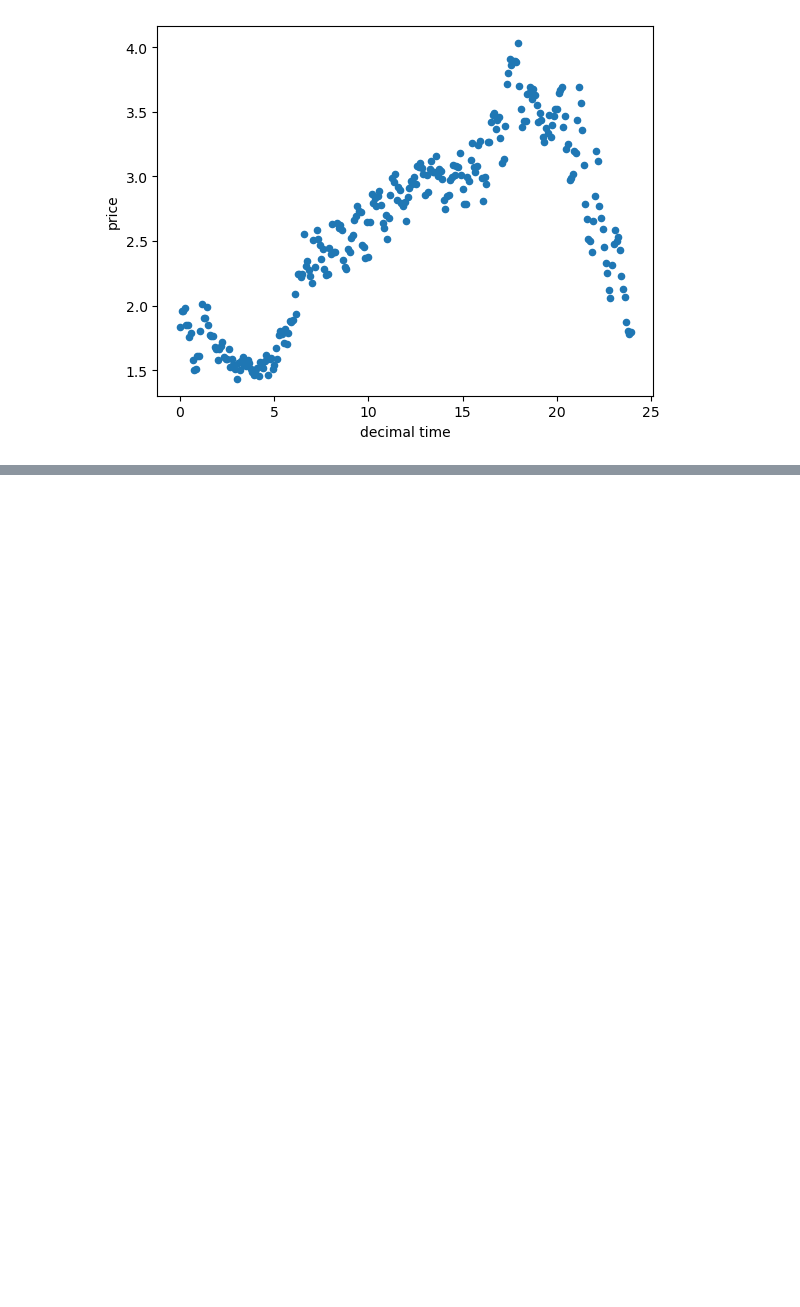
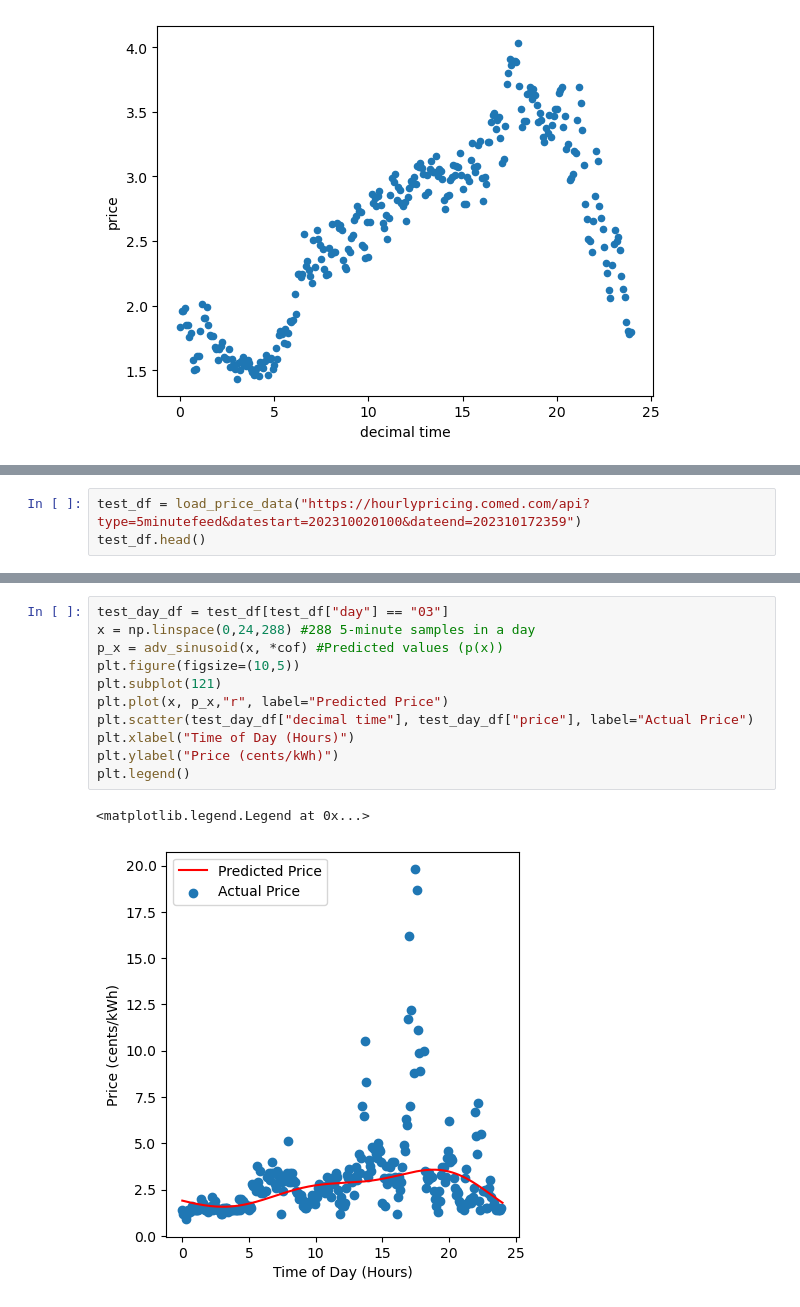
Before and after one commit to traskcon/DATA602-Project, a Jupyter notebook: DATA602-Project.ipynb, the cells around one changed output, grey strips where cells are left out. Saved outputs shown, nothing was run; the diff lists cells and outputs as text; blank space fills up the shorter version.

```diff
--- a/DATA602-Project.ipynb
+++ b/DATA602-Project.ipynb
@@ -142,0 +215,3 @@ Coefficient of Correlation for simple sinusoidal model: 0.8484
+# %%
+test_df = load_price_data("https://hourlypricing.comed.com/api?type=5minutefeed&datestart=202310020100&dateend=202310172359")
+test_df.head()
@@ -142,0 +225,14 @@ Coefficient of Correlation for simple sinusoidal model: 0.8484
+# %%
+test_day_df = test_df[test_df["day"] == "03"]
+x = np.linspace(0,24,288) #288 5-minute samples in a day
+p_x = adv_sinusoid(x, *cof) #Predicted values (p(x))
+plt.figure(figsize=(10,5))
+plt.subplot(121)
+plt.plot(x, p_x,"r", label="Predicted Price")
+plt.scatter(test_day_df["decimal time"], test_day_df["price"], label="Actual Price")
+plt.xlabel("Time of Day (Hours)")
+plt.ylabel("Price (cents/kWh)")
+plt.legend()
+# %% [output]
+<matplotlib.legend.Legend at 0x...>
+[figure, added]
```
Also changed, not shown: parts of 12 cells of this notebook.
